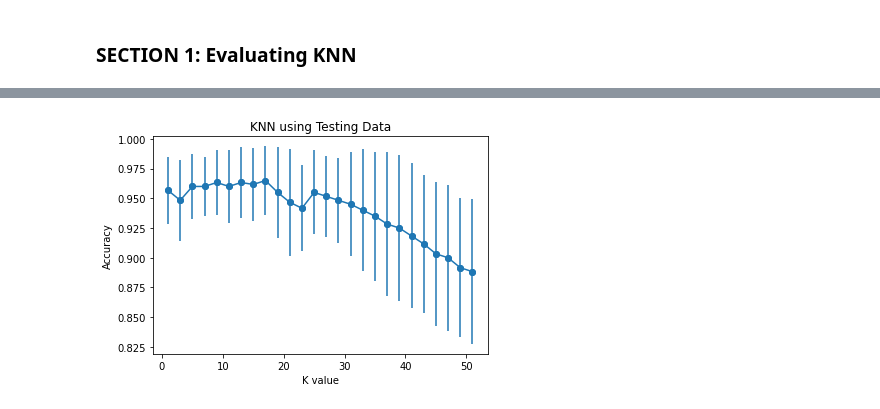
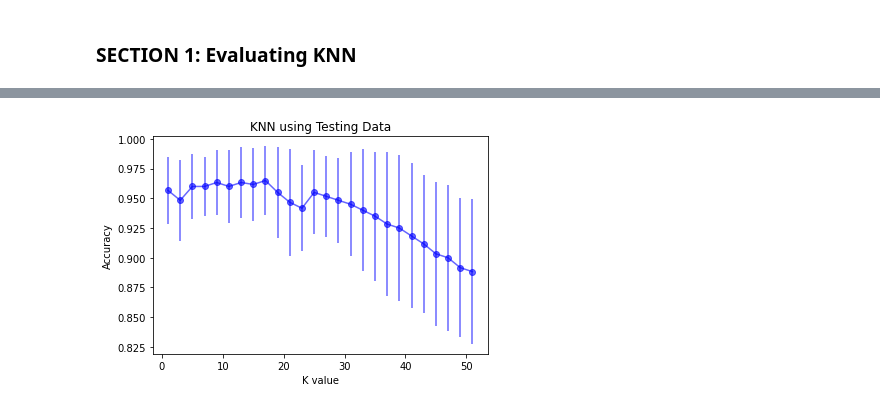
Before and after one commit to HarryWang0619/COMP589-HW1, a Jupyter notebook: KNN.ipynb, the cells around one changed output, grey strips where cells are left out. Cells and saved outputs as stored; diff of their text form; code cells hidden in the pictures.

```diff
--- a/KNN.ipynb
+++ b/KNN.ipynb
@@ -286,11 +280,10 @@ plt.show()
 # %%
 # Q1.2
-plt.scatter(k, acctest)
-
-plt.errorbar(k, acctest, yerr=stdtest, fmt="-o")
+# plt.scatter(k, acctest)
+plt.errorbar(k, acctest, yerr=stdtest, fmt="-o", color = 'blue', alpha = 0.6)
 plt.title("KNN using Testing Data")
 plt.xlabel("K value")
 plt.ylabel("Accuracy")
 plt.show()
 # %% [output]
-[figure, old version]
+[figure, new version]
```
Also changed, not shown: parts of 13 cells of this notebook, 1 other file.
